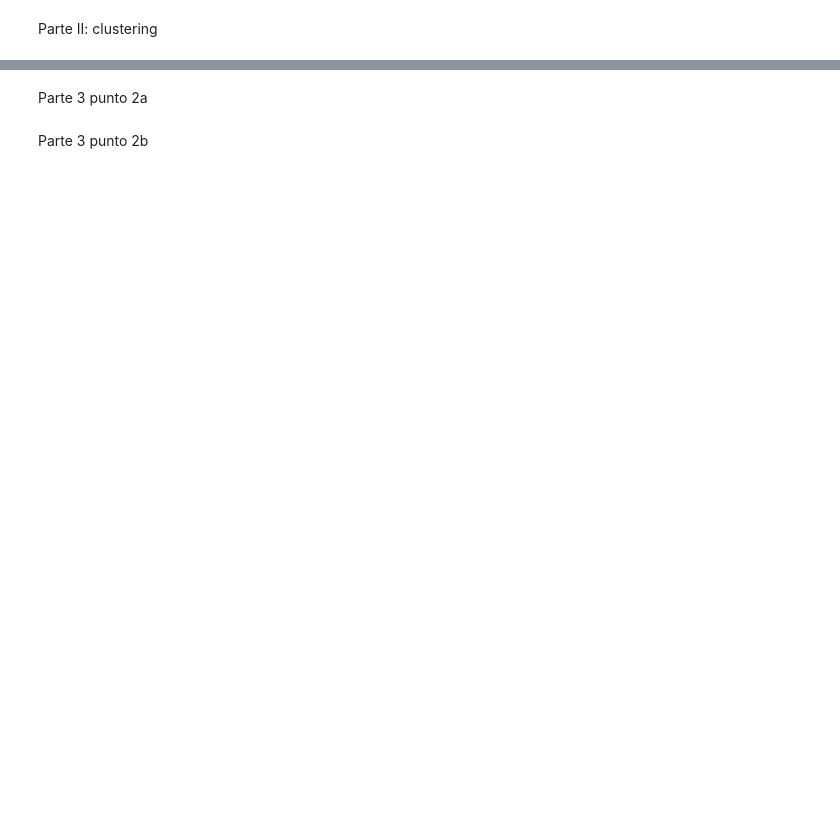
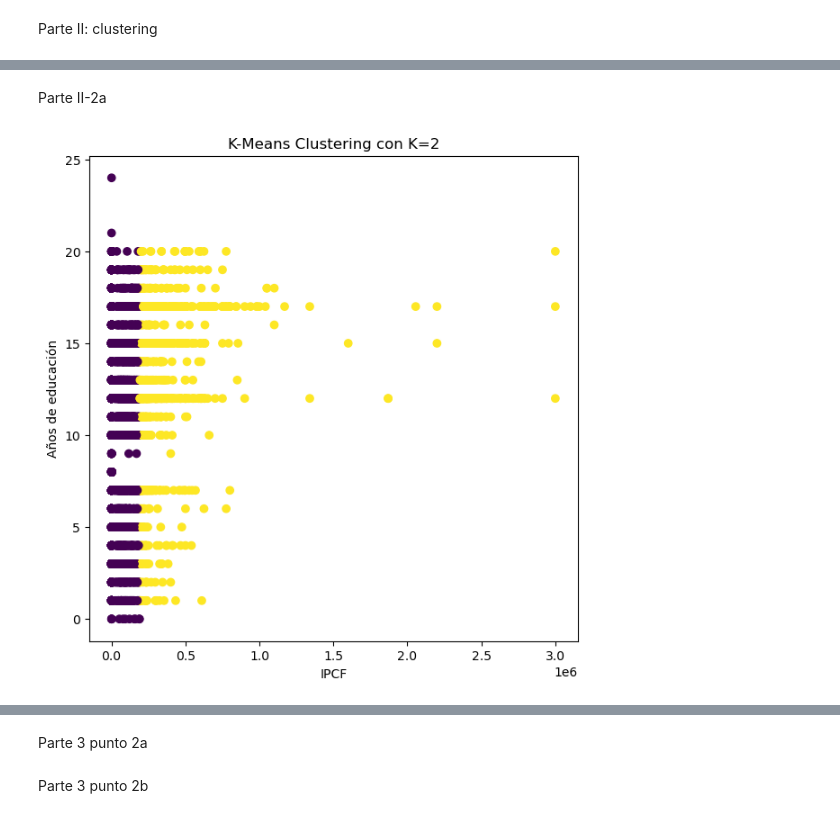
Before and after one commit to BianUdesa1205/E337-Grupo3, a Jupyter notebook: Big_Data_TP2_Grupo3.ipynb, the cells around one changed output, grey strips where cells are left out. Cells and saved outputs as stored; diff of their text form; code cells hidden in the pictures; blank space fills up the shorter version.

```diff
--- a/Big_Data_TP2_Grupo3.ipynb
+++ b/Big_Data_TP2_Grupo3.ipynb
@@ -1233,0 +1258,25 @@ plt.show()
+# %% [markdown]
+Parte II-2a
+# %%
+import pandas as pd
+#df = pd.read_stata(r"C:\Users\caval\Desktop\tp2\creamos_variable.dta")
+df = pd.read_stata(r"/Users/zowi/Desktop/Big Data/GitHub/E337-Grupo3/creamos_variable.dta")
+
+#Seleccionamos las variables de interes dentro de la base de datos y le pedimos que drope los valores faltantes.
+X = df[["ipcf", "anos_educacion"]].dropna()
+X
+
+#Corremos el algoritmo de k medias. Este es particular considera dos clusters.
+from sklearn.cluster import KMeans, AgglomerativeClustering
+X = df[["ipcf", "anos_educacion"]].dropna()
+kmeans2 = KMeans(n_clusters=2, random_state=10, init="random", n_init=20).fit(X)
+
+#Graficamos
+fig, ax = plt.subplots(1, 1, figsize=(7,7))
+ax.scatter(X["ipcf"], X["anos_educacion"], c=kmeans2.labels_, cmap="viridis")
+ax.set_xlabel("IPCF")
+ax.set_ylabel("Años de educación")
+ax.set_title("K-Means Clustering con K=2")
+plt.show()
+# %% [output]
+[figure, added]
```
Also changed, not shown: parts of 39 cells of this notebook, 2 other files.
